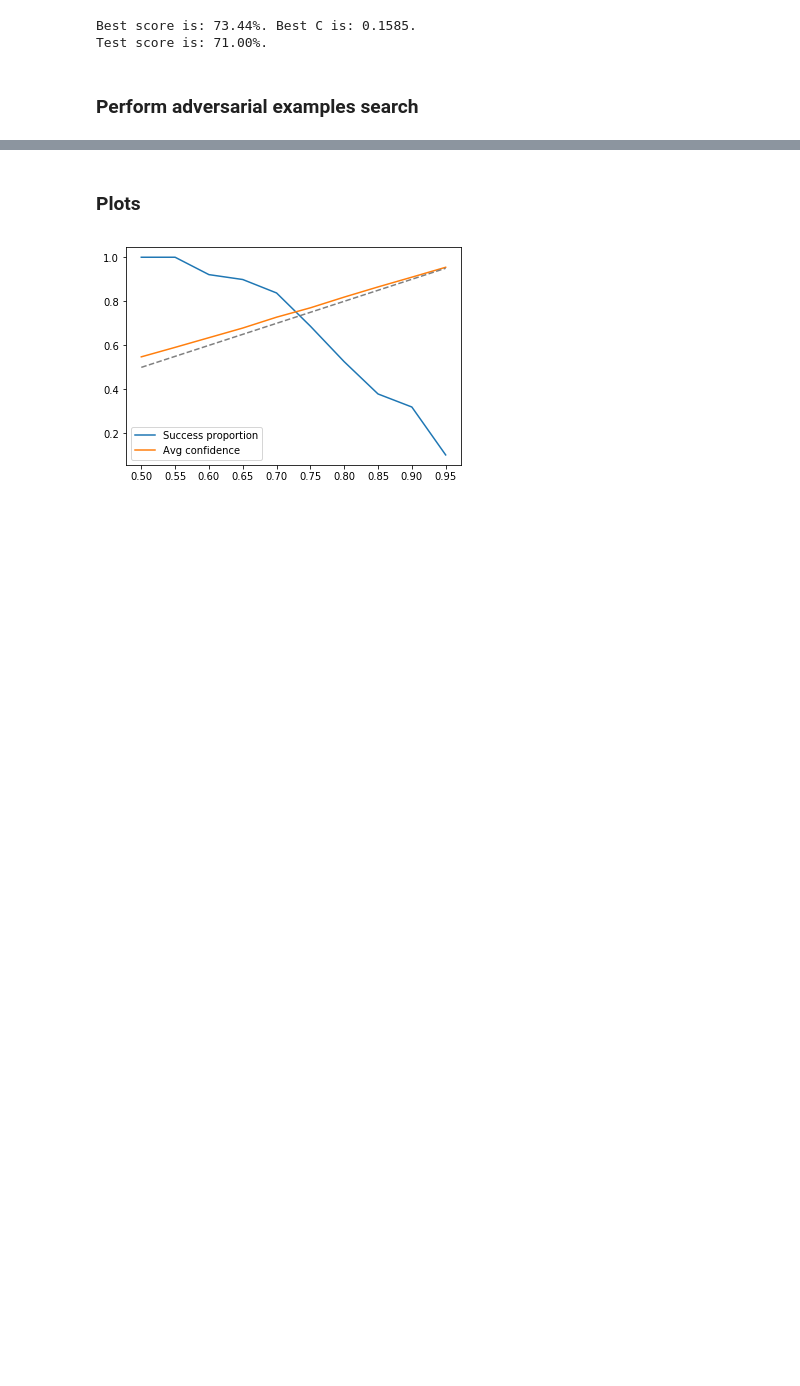
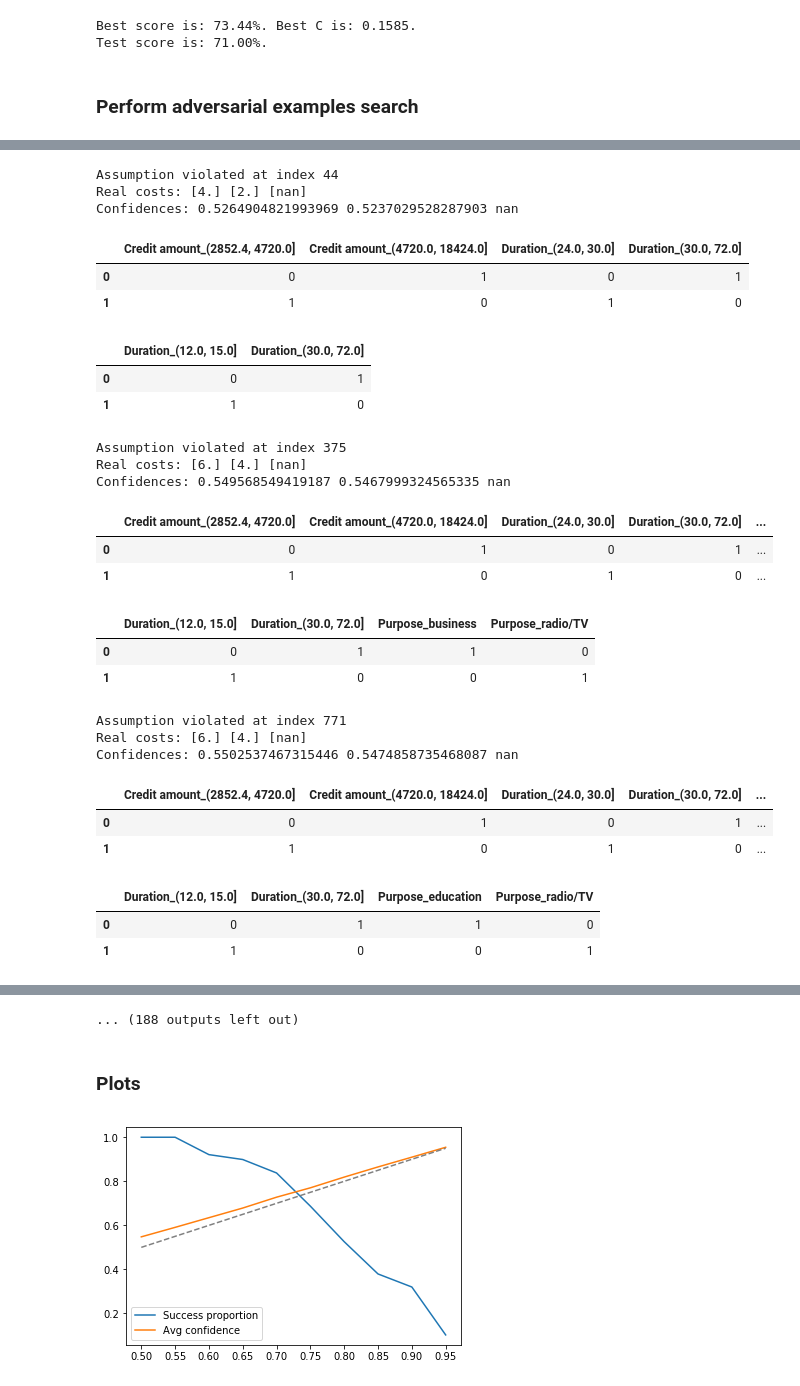
Before and after one commit to spring-epfl/trickster, a Jupyter notebook: notebooks/credit_adversarial.ipynb, the cells around one changed output, grey strips where cells are left out. Saved outputs shown, nothing was run; the diff lists cells and outputs as text; code cells hidden in the pictures; blank space fills up the shorter version.

```diff
--- a/notebooks/credit_adversarial.ipynb
+++ b/notebooks/credit_adversarial.ipynb
@@ -260,12 +260,14 @@ for level in tqdm_notebook(levels):
 # %%
 results_graph_2 = []
 for level in tqdm_notebook(levels):
-    results_graph_2.append(find_adv_examples_for_level(X, level, graph='increase_amount'))
+    results_graph_2.append(
+        find_adv_examples_for_level(X, level, graph='increase_amount'))
 # %% [output]
 [interactive output not drawn]
 # %%
 results_graph_3 = []
 for level in tqdm_notebook(levels):
-    results_graph_3.append(find_adv_examples_for_level(X, level, graph='increase_amount_and_duration'))
+    results_graph_3.append(
+        find_adv_examples_for_level(X, level, graph='increase_amount_and_duration'))
 # %% [output]
 [interactive output not drawn]
@@ -271,0 +276,73 @@ for level in tqdm_notebook(levels):
+# %%
+def example_diff(a, b):
+    different_indices = np.where(a != b)
+    return pd.DataFrame(
+        [a[different_indices], b[different_indices]],
+        columns=df_X.columns[different_indices],
+    )
+
+from IPython.display import display
+# %%
+for result_graph_1, result_graph_2, result_graph_3 in zip(
+        results_graph_1, results_graph_2, results_graph_3):
+    for i, x in enumerate(X):
+        a = result_graph_1['real_cost'][result_graph_1['index'] == i].values
+        b = result_graph_2['real_cost'][result_graph_2['index'] == i].values
+        c = result_graph_3['real_cost'][result_graph_3['index'] == i].values
+        try:
+            if len(a) > 0 and len(b) > 0 and not pd.isna(a) and not pd.isna(b):
+                assert a[0] <= b[0]
+            if len(b) > 0 and len(c) > 0 and not pd.isna(b) and not pd.isna(c):
+                assert b[0] <= c[0]
+            if len(a) > 0 and len(c) > 0 and not pd.isna(a) and not pd.isna(c):
+                assert a[0] <= c[0]
+
+        except AssertionError:
+            print('Assumption violated at index', i)
+            print('Real costs:', a, b, c)
+
+            conf_a = result_graph_1['confidence'][result_graph_1['index'] == i].values[0]
+            conf_b = result_graph_2['confidence'][result_graph_2['index'] == i].values[0]
+            conf_c = result_graph_3['confidence'][result_graph_3['index'] == i].values[0]
+            print('Confidences:', conf_a, conf_b, conf_c)
+
+            x_adv_a = result_graph_1['x_adv'][result_graph_1['index'] == i].values[0]
+            x_adv_b = result_graph_2['x_adv'][result_graph_2['index'] == i].values[0]
+            x_adv_c = result_graph_3['x_adv'][result_graph_3['index'] == i].values[0]
+
+            if len(x_adv_a) > 0:
+                display(example_diff(X[i], x_adv_a))
+            if len(x_adv_b) > 0:
+                display(example_diff(X[i], x_adv_b))
+            if len(x_adv_c) > 0:
+                display(example_diff(X[i], x_adv_c))
+
+            continue
+# %% [output]
+Assumption violated at index 44
+Real costs: [4.] [2.] [nan]
+Confidences: 0.5264904821993969 0.5237029528287903 nan
+|  | Credit amount_(2852.4, 4720.0] | Credit amount_(4720.0, 18424.0] | Duration_(24.0, 30.0] | Duration_(30.0, 72.0] |
+| 0 | 0 | 1 | 0 | 1 |
+| 1 | 1 | 0 | 1 | 0 |
+|  | Duration_(12.0, 15.0] | Duration_(30.0, 72.0] |
+| 0 | 0 | 1 |
+| 1 | 1 | 0 |
+Assumption violated at index 375
+Real costs: [6.] [4.] [nan]
+Confidences: 0.549568549419187 0.5467999324565335 nan
+|  | Credit amount_(2852.4, 4720.0] | Credit amount_(4720.0, 18424.0] | Duration_(24.0, 30.0] | Duration_(30.0, 72.0] | ... |
+| 0 | 0 | 1 | 0 | 1 | ... |
+| 1 | 1 | 0 | 1 | 0 | ... |
+|  | Duration_(12.0, 15.0] | Duration_(30.0, 72.0] | Purpose_business | Purpose_radio/TV |
+| 0 | 0 | 1 | 1 | 0 |
+| 1 | 1 | 0 | 0 | 1 |
+Assumption violated at index 771
+Real costs: [6.] [4.] [nan]
+Confidences: 0.5502537467315446 0.5474858735468087 nan
+|  | Credit amount_(2852.4, 4720.0] | Credit amount_(4720.0, 18424.0] | Duration_(24.0, 30.0] | Duration_(30.0, 72.0] | ... |
+| 0 | 0 | 1 | 0 | 1 | ... |
+| 1 | 1 | 0 | 1 | 0 | ... |
+|  | Duration_(12.0, 15.0] | Duration_(30.0, 72.0] | Purpose_education | Purpose_radio/TV |
+| 0 | 0 | 1 | 1 | 0 |
+| 1 | 1 | 0 | 0 | 1 |
@@ -272,3 +358,4 @@ for level in tqdm_notebook(levels):
+... (188 outputs left out)
 # %% [markdown]
 ### Plots
 # %%
```
Also changed, not shown: parts of 2 cells of this notebook.
